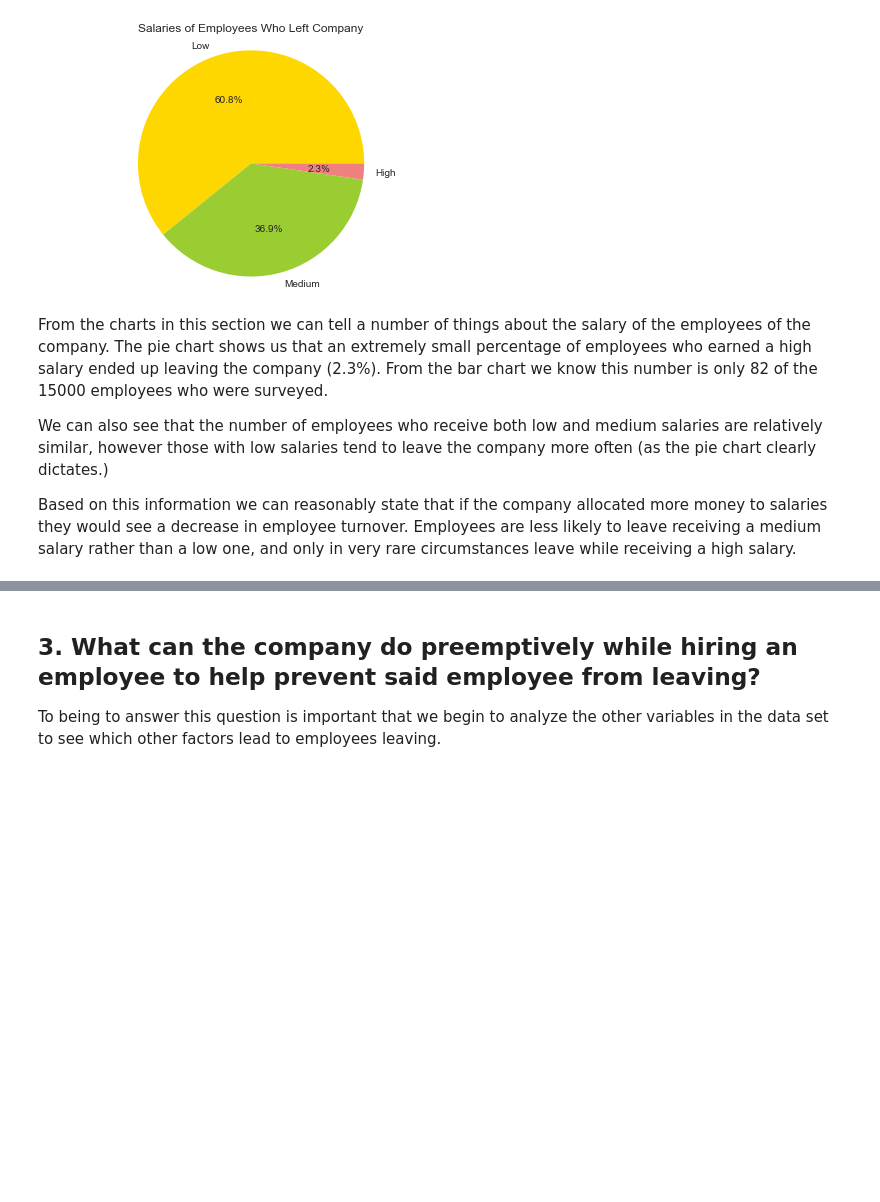
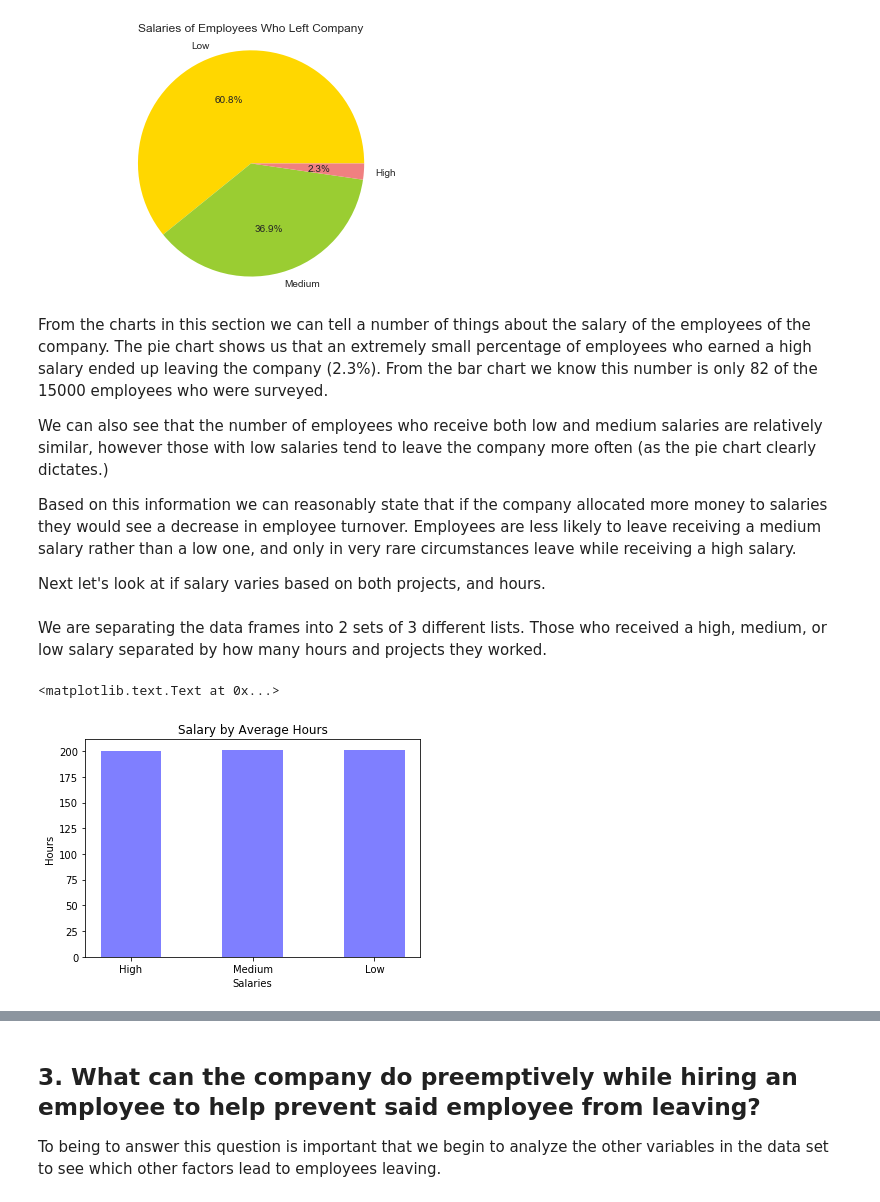
Before and after one commit to conb1299/Draft-1, a Jupyter notebook: Draft 1.ipynb, the cells around one changed output, grey strips where cells are left out. Drawn from its saved outputs; the diff is of its cells as text; code cells hidden in the pictures; blank space fills up the shorter version.

```diff
--- a/Draft 1.ipynb
+++ b/Draft 1.ipynb
@@ -270,3 +270,5 @@ From the charts in this section we can tell a number of things about the salary
 We can also see that the number of employees who receive both low and medium salaries are relatively similar, however those with low salaries tend to leave the company more often (as the pie chart clearly dictates.)
 
 Based on this information we can reasonably state that if the company allocated more money to salaries they would see a decrease in employee turnover. Employees are less likely to leave receiving a medium salary rather than a low one, and only in very rare circumstances leave while receiving a high salary.
+
+Next let's look at if salary varies based on both projects, and hours.
@@ -272,0 +293,13 @@ Based on this information we can reasonably state that if the company allocated
+# %% [markdown]
+We are separating the data frames into 2 sets of 3 different lists. Those who received a high, medium, or low salary separated by how many hours and projects they worked.
+# %%
+objects=('High', 'Medium', 'Low')
+y_pos=np.arange(len(objects))
+plt.bar(y_pos,[199.86,201.34,201.00],align='center', alpha=0.5, color='b', width=.5)
+plt.xticks(y_pos, objects)
+plt.ylabel('Hours')
+plt.xlabel('Salaries')
+plt.title('Salary by Average Hours')
+# %% [output]
+<matplotlib.text.Text at 0x...>
+[figure, added]
```
Also changed, not shown: parts of 8 cells of this notebook.
